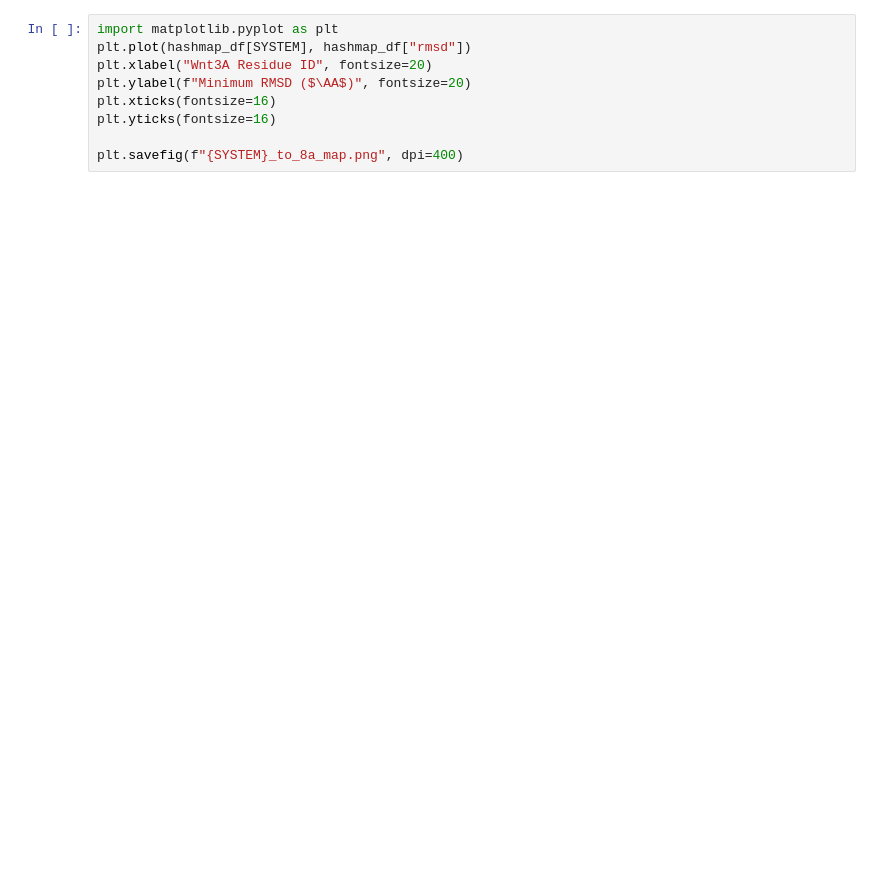
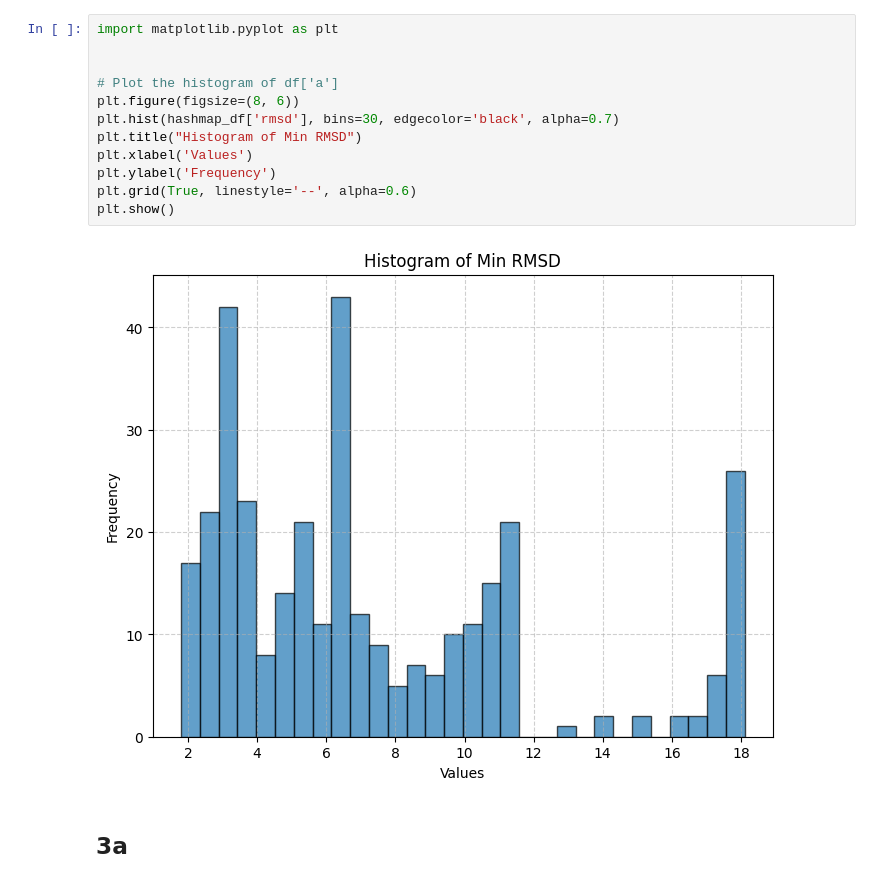
Before and after one commit to CCCofficial/MDML-WntWls-Protein_Interactions, a Jupyter notebook: scripts/00_map/02_generate_mappings.ipynb, the cells around one changed output. Cells and saved outputs as stored; diff of their text form; blank space fills up the shorter version.

```diff
--- a/scripts/00_map/02_generate_mappings.ipynb
+++ b/scripts/00_map/02_generate_mappings.ipynb
@@ -106,9 +111,16 @@ hashmap_df
-# %%
-import matplotlib.pyplot as plt
-plt.plot(hashmap_df[SYSTEM], hashmap_df["rmsd"])
-plt.xlabel("Wnt3A Residue ID", fontsize=20)
-plt.ylabel(f"Minimum RMSD ($\AA$)", fontsize=20)
-plt.xticks(fontsize=16)
-plt.yticks(fontsize=16)
-
-plt.savefig(f"{SYSTEM}_to_8a_map.png", dpi=400)
+# %%
+import matplotlib.pyplot as plt
+
+
+# Plot the histogram of df['a']
+plt.figure(figsize=(8, 6))
+plt.hist(hashmap_df['rmsd'], bins=30, edgecolor='black', alpha=0.7)
+plt.title("Histogram of Min RMSD")
+plt.xlabel('Values')
+plt.ylabel('Frequency')
+plt.grid(True, linestyle='--', alpha=0.6)
+plt.show()
+# %% [output]
+[figure, added]
+# %% [markdown]
+## 3a
```
Also changed, not shown: parts of 10 cells of this notebook, 1 other file.
